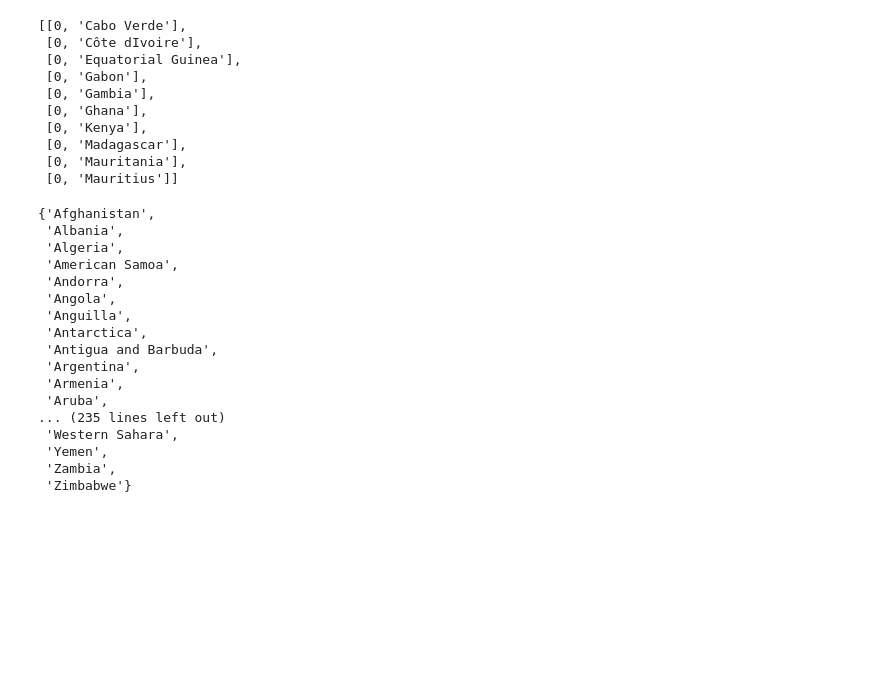
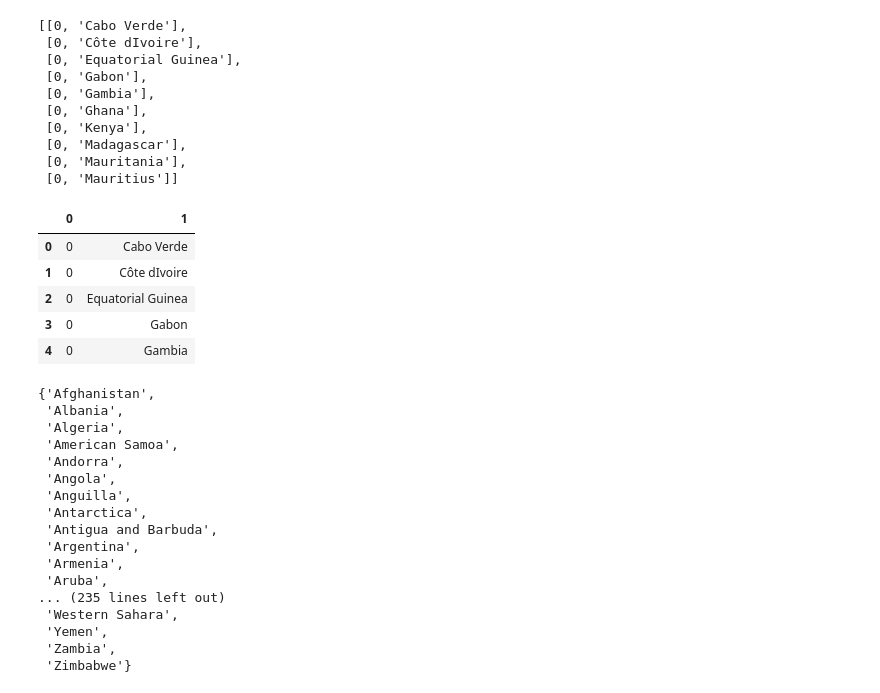
Before and after one commit to Alex-Saunders-Codes/invasive_plants_of_north_carolina, a Jupyter notebook: Invasives/database_prep.ipynb, the cells around one changed output. Saved outputs shown, nothing was run; the diff lists cells and outputs as text; code cells hidden in the pictures; blank space fills up the shorter version.

```diff
--- a/Invasives/database_prep.ipynb
+++ b/Invasives/database_prep.ipynb
@@ -48,4 +68,13 @@ to_db[0:10]
  [0, 'Mauritius']]
 # %%
 country_plant_match = pd.DataFrame(to_db)
+# %%
+country_plant_match.head()
+# %% [output]
+|  | 0 | 1 |
+| 0 | 0 | Cabo Verde |
+| 1 | 0 | Côte dIvoire |
+| 2 | 0 | Equatorial Guinea |
+| 3 | 0 | Gabon |
+| 4 | 0 | Gambia |
 # %%
```
Also changed, not shown: parts of 4 cells of this notebook, 3 other files.
